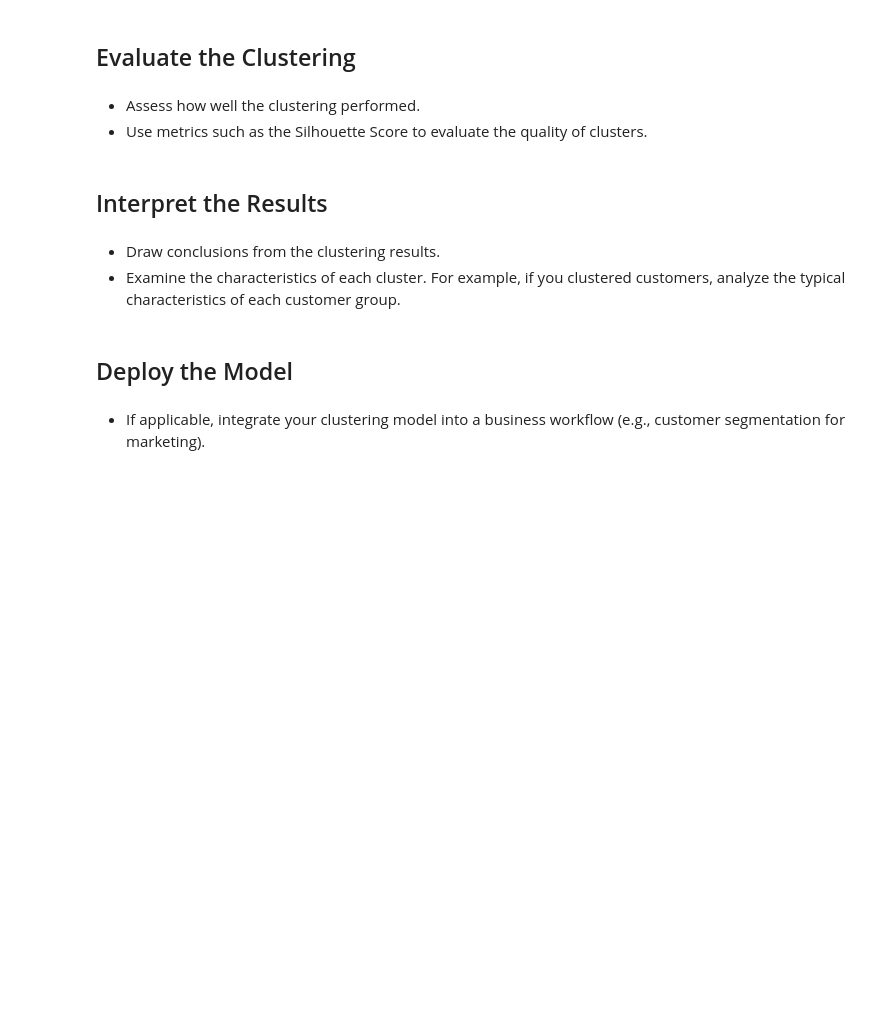
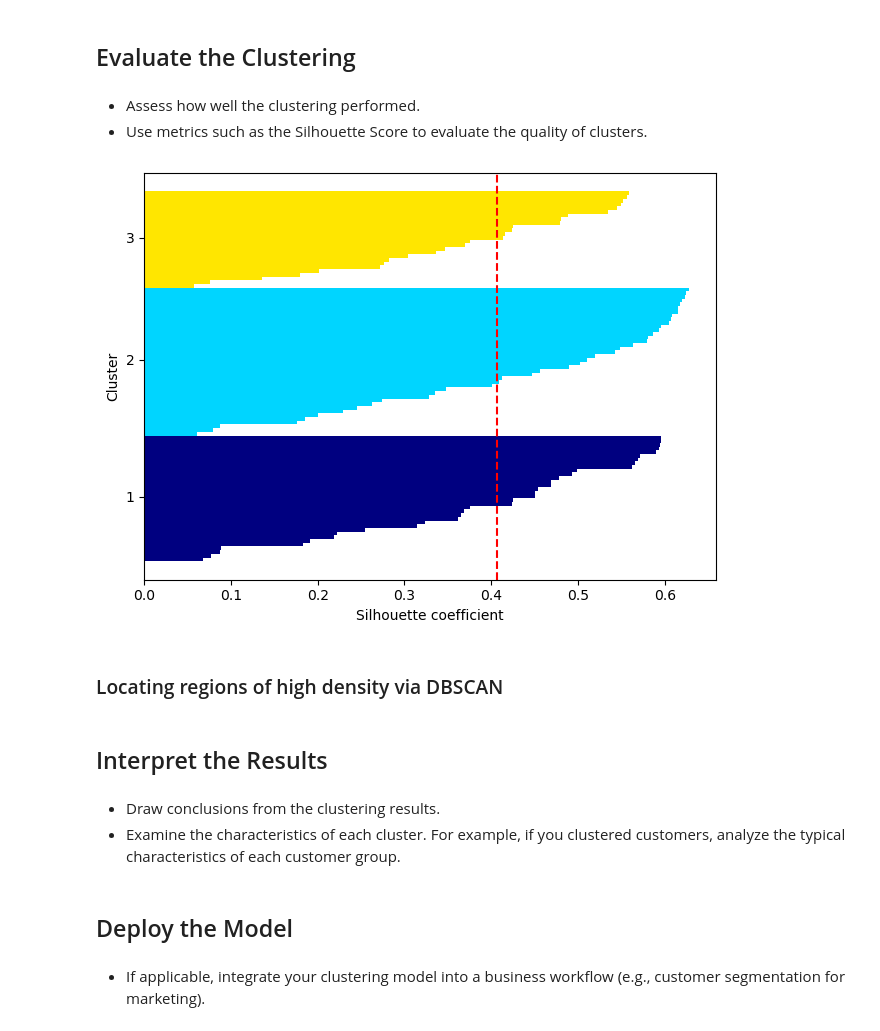
Before and after one commit to Alex-Idachaba/Machine-Learning-Algorithms, a Jupyter notebook: k-means_clustering.ipynb, the cells around one changed output. Drawn from its saved outputs; the diff is of its cells as text; code cells hidden in the pictures; blank space fills up the shorter version.

```diff
--- a/k-means_clustering.ipynb
+++ b/k-means_clustering.ipynb
@@ -270,6 +436,81 @@ plt.show()
 # %% [markdown]
 * Assess how well the clustering performed.
 * Use metrics such as the Silhouette Score to evaluate the quality of clusters.
+# %%
+import numpy as np
+import matplotlib.pyplot as plt
+from matplotlib import cm
+from sklearn.metrics import silhouette_samples
+from sklearn.cluster import KMeans
+
+# Apply KMeans clustering
+km = KMeans(n_clusters=3,  # We are working with 3 clusters
+            init='k-means++',
+            n_init=10,
+            max_iter=300,
+            tol=1e-04,
+            random_state=0)
+
+# Fit and predict cluster labels
+y_km = km.fit_predict(df_scaled)
+
+# Get unique cluster labels and number of clusters.
+cluster_labels = np.unique(y_km)
+n_clusters = cluster_labels.shape[0]
+
+# Calculate silhouette values for each sample
+silhouette_vals = silhouette_samples(df_scaled, y_km, metric='euclidean')
+
+# Initialize variables for plotting silhouette plot
+y_ax_lower, y_ax_upper = 0, 0
+yticks = []
+
+# Loop through each cluster to plot the silhouette values
+for i, c in enumerate(cluster_labels):
+    # Get silhouette values for current cluster
+    c_silhouette_vals = silhouette_vals[y_km == c]
+
+    # Sort silhouette values for clear visual distinction
+    c_silhouette_vals.sort()
+
+    # Update the upper limit for the y-axis range
+    y_ax_upper += len(c_silhouette_vals)
+
+    # Get a color for each cluster (using colormap)
+    color = cm.jet(float(i) / n_clusters)
+
+    # Plot horizontal bars for silhouette values of the current cluster
+    plt.barh(range(y_ax_lower, y_ax_upper), c_silhouette_vals, height=1.0,
+             edgecolor='none', color=color)
+
+    # Calculate the tick for the middle of the current cluster
+    yticks.append((y_ax_lower + y_ax_upper) / 2.)
+
+    # Update the lower limit for the next cluster
+    y_ax_lower += len(c_silhouette_vals)
+
+# Calculate the average silhouette score across all samples
+silhouette_avg = np.mean(silhouette_vals)
+
+# Plot a vertical line for the average silhouette score
+plt.axvline(silhouette_avg, color="red", linestyle="--")
+
+# Set the y-ticks (representing clusters)
+plt.yticks(yticks, cluster_labels + 1)
+
+# Label the axes
+plt.ylabel('Cluster')
+plt.xlabel('Silhouette coefficient')
+
+# Ensure the layout is tidy and readable
+plt.tight_layout()
+
+# Display the plot
+plt.show()
+# %% [output]
+[figure, added]
+# %% [markdown]
+### Locating regions of high density via DBSCAN
 # %% [markdown]
 ## Interpret the Results
 # %% [markdown]
```
Also changed, not shown: parts of 15 cells of this notebook.
